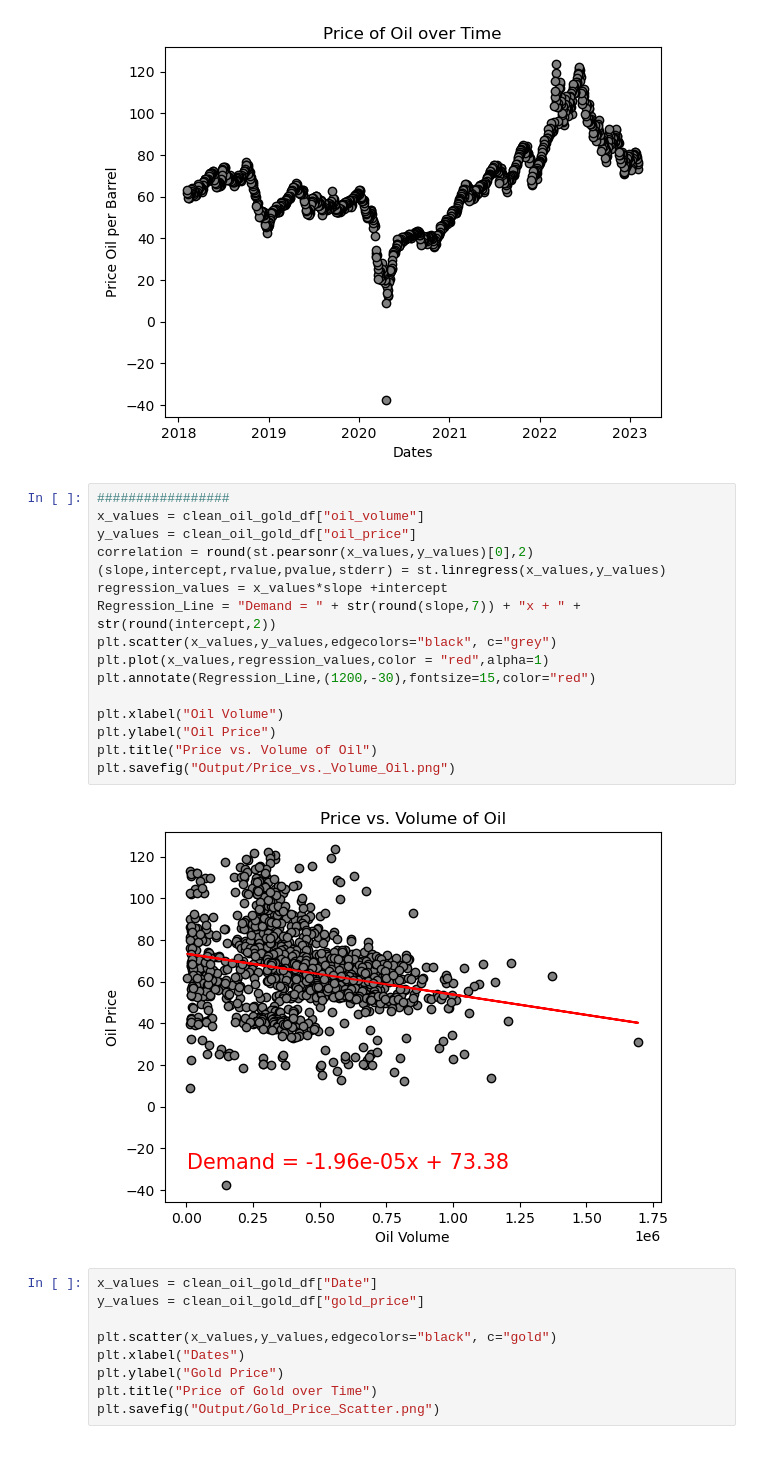
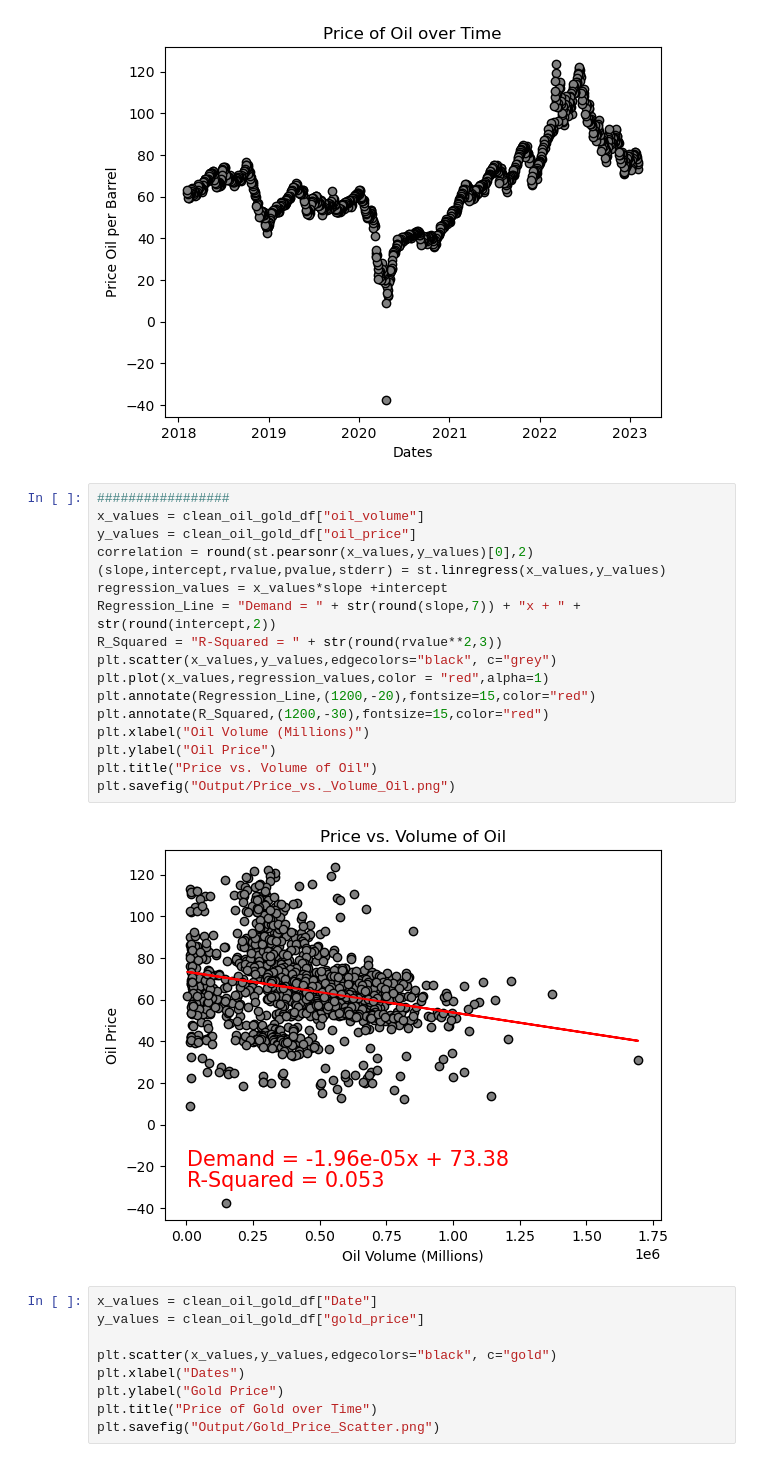
Before and after one commit to gbarn777/project-one, a Jupyter notebook: project1_v3.ipynb, the cells around one changed output. Drawn from its saved outputs; the diff is of its cells as text.

Commit message:
Updating axis labels and R-Squared

```diff
--- a/project1_v3.ipynb
+++ b/project1_v3.ipynb
@@ -172,21 +172,22 @@ plt.savefig("Output/Oil_Price_Scatter.png")
 # %%
 #################
 x_values = clean_oil_gold_df["oil_volume"]
 y_values = clean_oil_gold_df["oil_price"]
 correlation = round(st.pearsonr(x_values,y_values)[0],2)
 (slope,intercept,rvalue,pvalue,stderr) = st.linregress(x_values,y_values)
 regression_values = x_values*slope +intercept
 Regression_Line = "Demand = " + str(round(slope,7)) + "x + " + str(round(intercept,2))
+R_Squared = "R-Squared = " + str(round(rvalue**2,3))
 plt.scatter(x_values,y_values,edgecolors="black", c="grey")
 plt.plot(x_values,regression_values,color = "red",alpha=1)
-plt.annotate(Regression_Line,(1200,-30),fontsize=15,color="red")
-
-plt.xlabel("Oil Volume")
+plt.annotate(Regression_Line,(1200,-20),fontsize=15,color="red")
+plt.annotate(R_Squared,(1200,-30),fontsize=15,color="red")
+plt.xlabel("Oil Volume (Millions)")
 plt.ylabel("Oil Price")
 plt.title("Price vs. Volume of Oil")
 plt.savefig("Output/Price_vs._Volume_Oil.png")
 # %% [output]
-[figure, old version]
+[figure, new version]
 # %%
 x_values = clean_oil_gold_df["Date"]
 y_values = clean_oil_gold_df["gold_price"]
```
Also changed, not shown: parts of 4 cells of this notebook, 6 other files.
